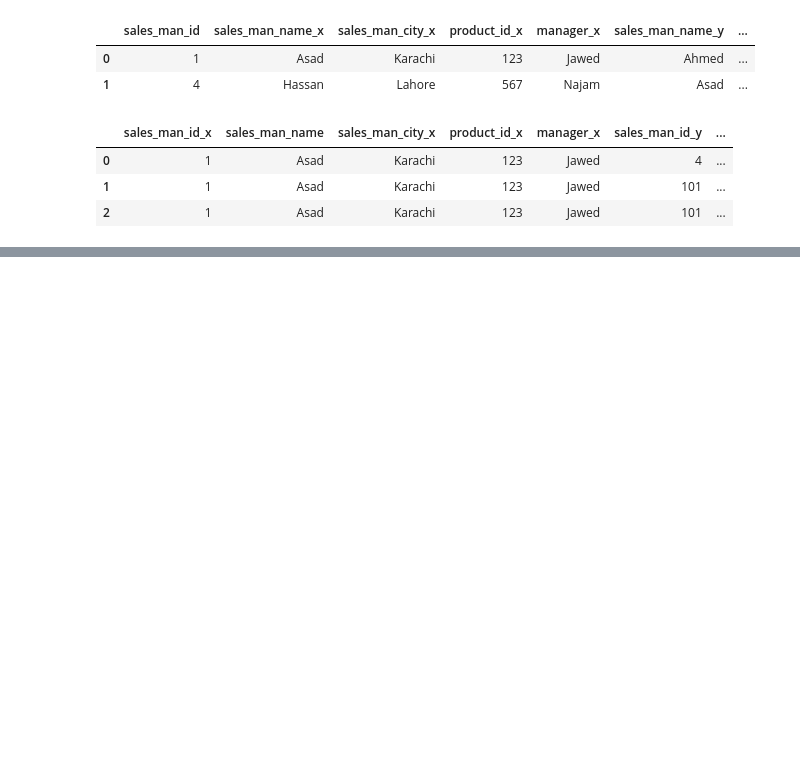
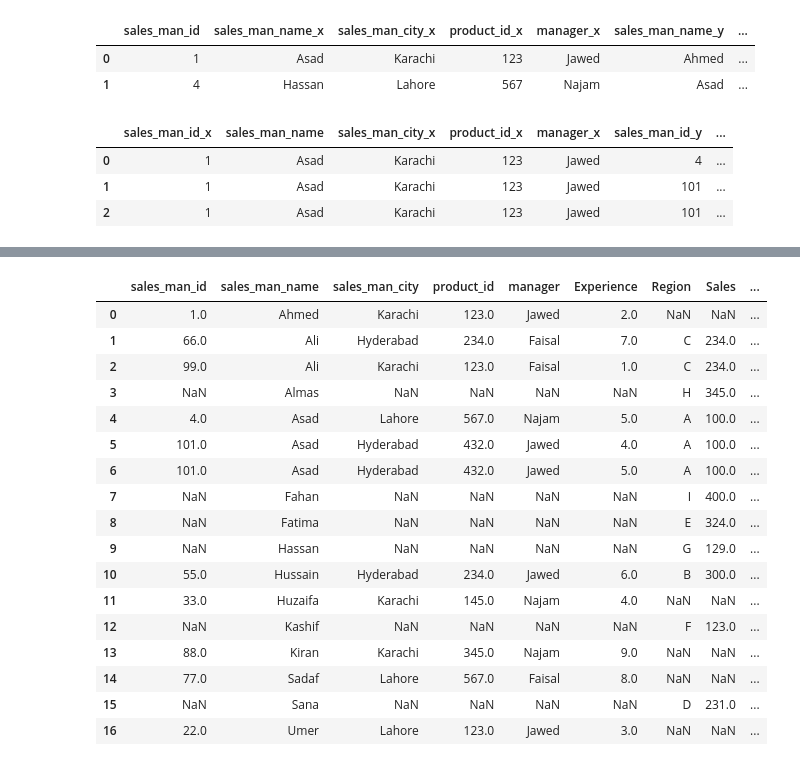
Before and after one commit to Humza134/Pandas, a Jupyter notebook: pandas/Pandas_class_8.ipynb, the cells around one changed output, grey strips where cells are left out. Saved outputs shown, nothing was run; the diff lists cells and outputs as text; code cells hidden in the pictures; blank space fills up the shorter version.

Commit message:
Data Wragling, Join, Combine

```diff
--- a/pandas/Pandas_class_8.ipynb
+++ b/pandas/Pandas_class_8.ipynb
@@ -142,0 +153,21 @@ pd.merge(data0,data1, how = "inner", on= "sales_man_name")
+# %%
+pd.merge(data1, data2, on="sales_man_name", how="outer")
+# %% [output]
+|  | sales_man_id | sales_man_name | sales_man_city | product_id | manager | Experience | Region | Sales | ... |
+| 0 | 1.0 | Ahmed | Karachi | 123.0 | Jawed | 2.0 | NaN | NaN | ... |
+| 1 | 66.0 | Ali | Hyderabad | 234.0 | Faisal | 7.0 | C | 234.0 | ... |
+| 2 | 99.0 | Ali | Karachi | 123.0 | Faisal | 1.0 | C | 234.0 | ... |
+| 3 | NaN | Almas | NaN | NaN | NaN | NaN | H | 345.0 | ... |
+| 4 | 4.0 | Asad | Lahore | 567.0 | Najam | 5.0 | A | 100.0 | ... |
+| 5 | 101.0 | Asad | Hyderabad | 432.0 | Jawed | 4.0 | A | 100.0 | ... |
+| 6 | 101.0 | Asad | Hyderabad | 432.0 | Jawed | 5.0 | A | 100.0 | ... |
+| 7 | NaN | Fahan | NaN | NaN | NaN | NaN | I | 400.0 | ... |
+| 8 | NaN | Fatima | NaN | NaN | NaN | NaN | E | 324.0 | ... |
+| 9 | NaN | Hassan | NaN | NaN | NaN | NaN | G | 129.0 | ... |
+| 10 | 55.0 | Hussain | Hyderabad | 234.0 | Jawed | 6.0 | B | 300.0 | ... |
+| 11 | 33.0 | Huzaifa | Karachi | 145.0 | Najam | 4.0 | NaN | NaN | ... |
+| 12 | NaN | Kashif | NaN | NaN | NaN | NaN | F | 123.0 | ... |
+| 13 | 88.0 | Kiran | Karachi | 345.0 | Najam | 9.0 | NaN | NaN | ... |
+| 14 | 77.0 | Sadaf | Lahore | 567.0 | Faisal | 8.0 | NaN | NaN | ... |
+| 15 | NaN | Sana | NaN | NaN | NaN | NaN | D | 231.0 | ... |
+| 16 | 22.0 | Umer | Lahore | 123.0 | Jawed | 3.0 | NaN | NaN | ... |
```
Also changed, not shown: parts of 16 cells of this notebook.
